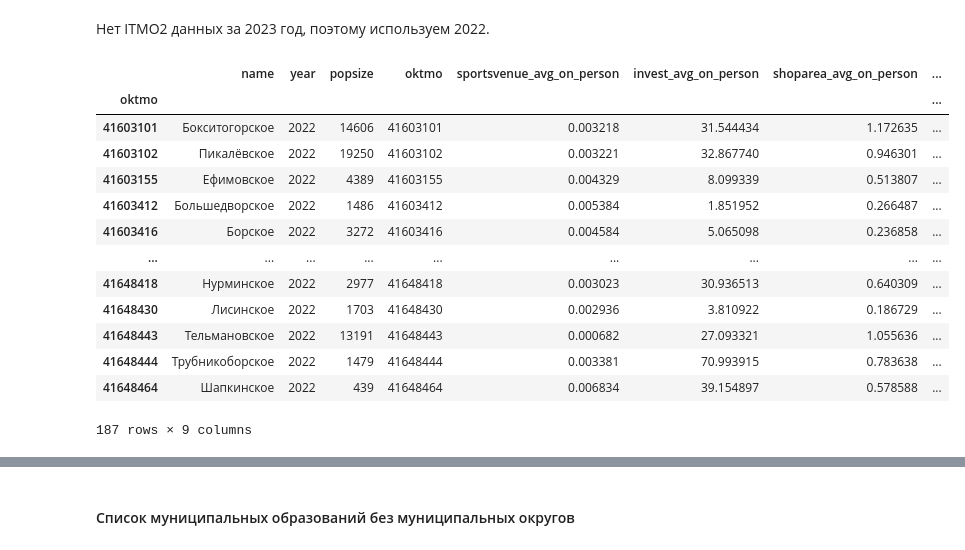
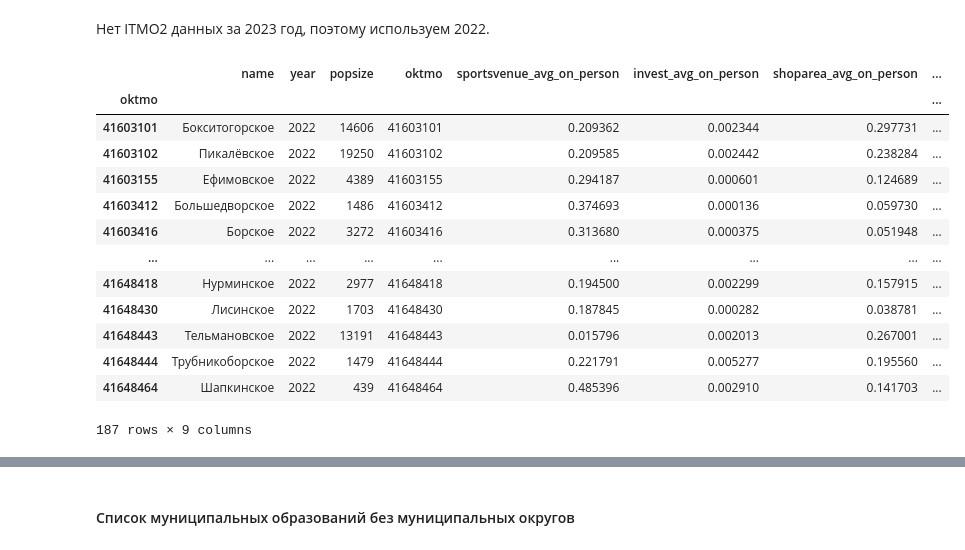
Before and after one commit to SergeyPishchulov/populations, a Jupyter notebook: empty_page/data_preparation.ipynb, the cells around one changed output, grey strips where cells are left out. Saved outputs shown, nothing was run; the diff lists cells and outputs as text; code cells hidden in the pictures.

Commit message:
min max scaled MO features

```diff
--- a/empty_page/data_preparation.ipynb
+++ b/empty_page/data_preparation.ipynb
@@ -208,42 +209,57 @@ files_about_mo = ["sportsvenue", "invest",
 data_point_count = []
 allmun_by_feat = {}
 for f in files_about_mo:
     d = pd.read_csv(
         f"/Users/pishchulov/edu/matobes/НИР/outer_source/migration/ITMO-2/migforecasting/superdataset/features separately/{f} (allmun).csv")
     d[["oktmo"]] = d[["oktmo"]].astype(str)
     d["from_lo"] = [bool(re.fullmatch(r"41\d+", x)) for x in d.oktmo]
     allmun_by_feat[f] = d[(d.from_lo)]
     d_lo = d[(d.from_lo)
              & (d.year == 2022)
              ]
     if len(d_lo):
         data_point_count.append((f, len(d_lo)))
         # print(f" f== {f} {len(d_lo)}")
     d = d[(d.oktmo.isin(mo_features.index)) & (
         d.year == 2022)].drop(["from_lo"], axis=1)
     if len(d) == 0:
         print(f"error in {f}")
     else:
         mo_features = mo_features.join(d.set_index("oktmo").iloc[:, -1:], )
 
 # pd.DataFrame(data_point_count, columns=["feat", "num"]).sort_values("num", ascending=False)
 mo_features["oktmo"] = mo_features.index
+mun_districts = mo_features[pd.Series(
+    mo_features.index, index=mo_features.index).apply(is_mun_district)]["name"]
 mo_features = mo_features[~mo_features.oktmo.apply(is_mun_district)]
+cols_with_nan = list(mo_features.columns[mo_features.isna().sum(axis=0)>=1])
+for c in cols_with_nan:
+    mo_features[c] = mo_features[c].fillna(mo_features[c].median())
+mo_features_abs = mo_features.copy()
 mo_features = to_avg_on_person(mo_features, features=files_about_mo)
+AVG_FEATURE_NAMES = [f"{f}_avg_on_person" for f in files_about_mo]
 
+scaler = MinMaxScaler()
+
+df_scaled = scaler.fit_transform(mo_features[AVG_FEATURE_NAMES].to_numpy())
+df_scaled = pd.DataFrame(df_scaled, columns=AVG_FEATURE_NAMES, index= mo_features.index)
+mo_features[AVG_FEATURE_NAMES] = df_scaled
+
+
+# mo_features
 mo_features
 # %% [output]
 |  | name | year | popsize | oktmo | sportsvenue_avg_on_person | invest_avg_on_person | shoparea_avg_on_person | ... |
 | oktmo |  |  |  |  |  |  |  | ... |
-| 41603101 | Бокситогорское | 2022 | 14606 | 41603101 | 0.003218 | 31.544434 | 1.172635 | ... |
-| 41603102 | Пикалёвское | 2022 | 19250 | 41603102 | 0.003221 | 32.867740 | 0.946301 | ... |
-| 41603155 | Ефимовское | 2022 | 4389 | 41603155 | 0.004329 | 8.099339 | 0.513807 | ... |
-| 41603412 | Большедворское | 2022 | 1486 | 41603412 | 0.005384 | 1.851952 | 0.266487 | ... |
-| 41603416 | Борское | 2022 | 3272 | 41603416 | 0.004584 | 5.065098 | 0.236858 | ... |
+| 41603101 | Бокситогорское | 2022 | 14606 | 41603101 | 0.209362 | 0.002344 | 0.297731 | ... |
+| 41603102 | Пикалёвское | 2022 | 19250 | 41603102 | 0.209585 | 0.002442 | 0.238284 | ... |
+| 41603155 | Ефимовское | 2022 | 4389 | 41603155 | 0.294187 | 0.000601 | 0.124689 | ... |
+| 41603412 | Большедворское | 2022 | 1486 | 41603412 | 0.374693 | 0.000136 | 0.059730 | ... |
+| 41603416 | Борское | 2022 | 3272 | 41603416 | 0.313680 | 0.000375 | 0.051948 | ... |
 | ... | ... | ... | ... | ... | ... | ... | ... | ... |
-| 41648418 | Нурминское | 2022 | 2977 | 41648418 | 0.003023 | 30.936513 | 0.640309 | ... |
-| 41648430 | Лисинское | 2022 | 1703 | 41648430 | 0.002936 | 3.810922 | 0.186729 | ... |
-| 41648443 | Тельмановское | 2022 | 13191 | 41648443 | 0.000682 | 27.093321 | 1.055636 | ... |
-| 41648444 | Трубникоборское | 2022 | 1479 | 41648444 | 0.003381 | 70.993915 | 0.783638 | ... |
-| 41648464 | Шапкинское | 2022 | 439 | 41648464 | 0.006834 | 39.154897 | 0.578588 | ... |
+| 41648418 | Нурминское | 2022 | 2977 | 41648418 | 0.194500 | 0.002299 | 0.157915 | ... |
+| 41648430 | Лисинское | 2022 | 1703 | 41648430 | 0.187845 | 0.000282 | 0.038781 | ... |
+| 41648443 | Тельмановское | 2022 | 13191 | 41648443 | 0.015796 | 0.002013 | 0.267001 | ... |
+| 41648444 | Трубникоборское | 2022 | 1479 | 41648444 | 0.221791 | 0.005277 | 0.195560 | ... |
+| 41648464 | Шапкинское | 2022 | 439 | 41648464 | 0.485396 | 0.002910 | 0.141703 | ... |
 187 rows × 9 columns
```
Also changed, not shown: parts of 27 cells of this notebook.
